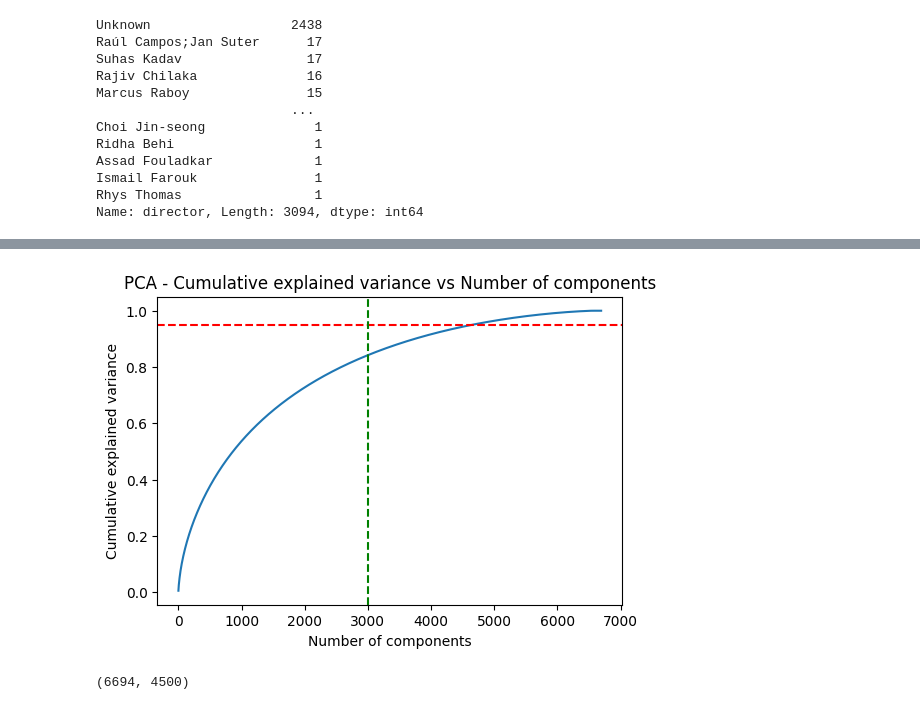
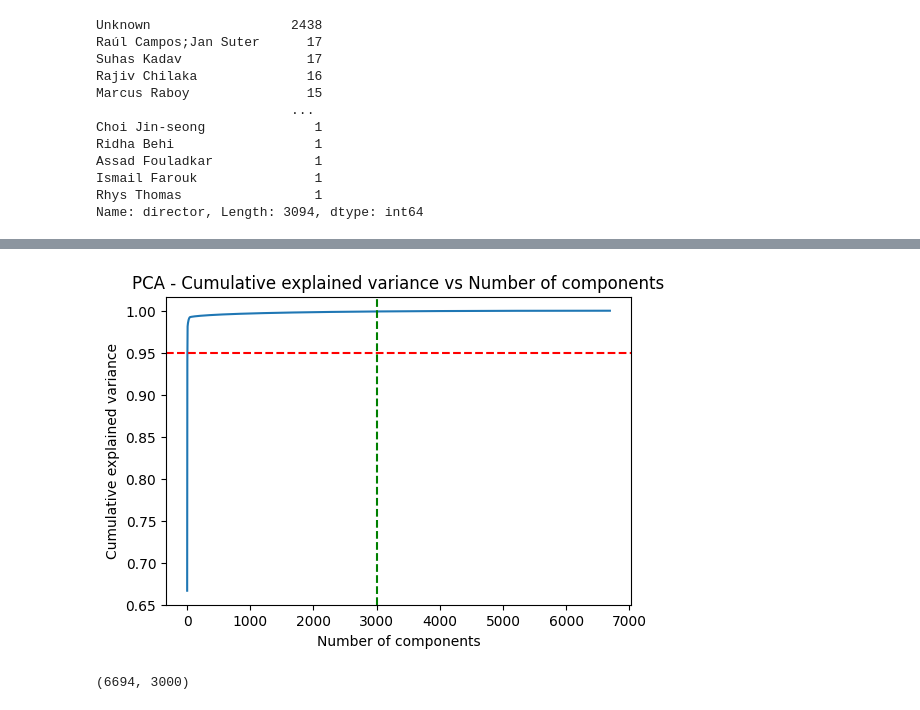
Before and after one commit to AchiniR/DM-group-project, a Jupyter notebook: netflix.ipynb, the cells around one changed output, grey strips where cells are left out. Saved outputs shown, nothing was run; the diff lists cells and outputs as text; code cells hidden in the pictures.

```diff
--- a/netflix.ipynb
+++ b/netflix.ipynb
@@ -335,3 +618,7 @@ vector = pd.DataFrame(tfidf_vectorizer_vectors.toarray())
 # %%
-# vector['showid'] = df_trans_new.index
-# vector = vector.set_index('showid')
+vector['showid'] = df_trans_new.index
+vector = vector.set_index('showid')
+# %%
+X = pd.merge(df_trans_new, vector, left_index=True, right_index=True)
+# %%
+X.drop('description', axis=1,inplace=True)
@@ -338,24 +636,26 @@ vector = pd.DataFrame(tfidf_vectorizer_vectors.toarray())
+# %%
+X.columns = X.columns.astype(str)
 # %%
 pca = PCA()
-pca.fit(vector)
+pca.fit(X)
 
 plt.figure(figsize=(6,4))
 plt.plot(np.cumsum(pca.explained_variance_ratio_))
 plt.title('PCA - Cumulative explained variance vs Number of components')
 plt.xlabel('Number of components')
 plt.ylabel('Cumulative explained variance')
 plt.axhline(y= 0.95, color='red', linestyle='--')
 plt.axvline(x= 3000, color='green', linestyle='--')
 plt.show()
 # %% [output]
-[figure, old version]
+[figure, new version]
 # %%
-pca = PCA(n_components=4500)
+pca = PCA(n_components=3000)
 pca.fit(vector)
 X_description = pca.transform(vector)
 X_description.shape
 # %% [output]
-(6694, 4500)
+(6694, 3000)
 # %%
 X_description_df = pd.DataFrame(X_description)
 # %%
```
Also changed, not shown: parts of 36 cells of this notebook.
